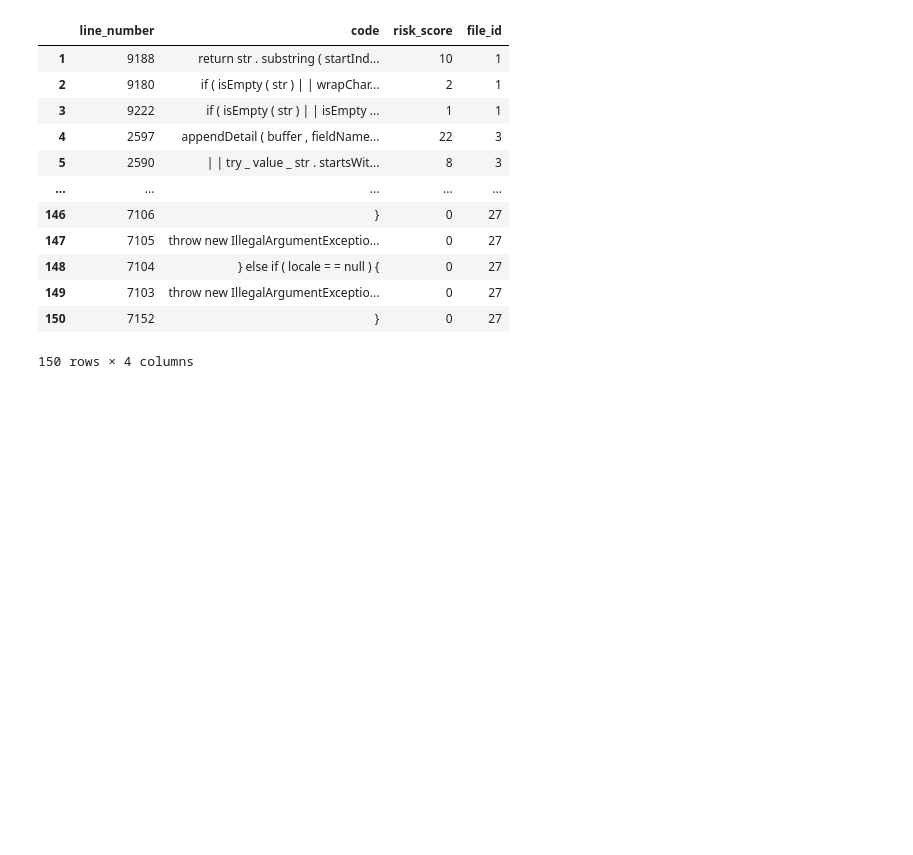
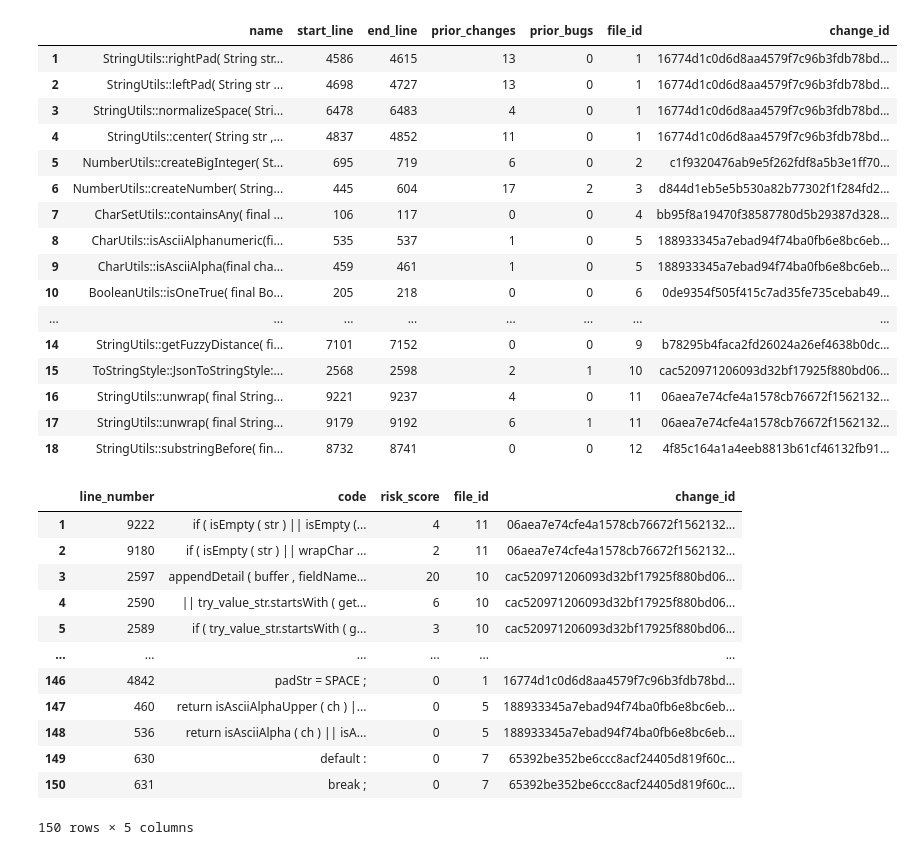
Before and after one commit to EveYu0130/Gherald-experiment-ui, a Jupyter notebook: gerrit_data_ retrieval.ipynb, the cells around one changed output. Cells and saved outputs as stored; diff of their text form; code cells hidden in the pictures; blank space fills up the shorter version.

Commit message:
data

```diff
--- a/gerrit_data_ retrieval.ipynb
+++ b/gerrit_data_ retrieval.ipynb
@@ -1,7 +1,7 @@
 # %%
 import json
 import requests
-token = "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"
+token = "xxx"
 headers = {'Authorization': "Token " + token}
 rate_limit_url = "https://api.github.com/rate_limit"
 req = requests.get(rate_limit_url, headers=headers).json()
@@ -648,41 +285,63 @@ cnx.close()
 # %%
 import pandas as pd
 import numpy as np
 
 methods_df = pd.read_csv('apache_commons_lang_experiment_methods.csv')
 # display(methods_df)
 lines_df = pd.read_csv('apache_commons_lang_experiment_lines.csv')
 
 # methods_df = methods_df[(methods_df['commit_id'] == "0de9354f505f415c7ad35fe735cebab4900a698a") | (methods_df['commit_id'] == "bb95f8a19470f38587780d5b29387d328b9160f6") | (methods_df['commit_id'] == "b78295b4faca2fd26024a26ef4638b0dce5d40a3")]
 # lines_df = lines_df[(lines_df['commit_id'] == "0de9354f505f415c7ad35fe735cebab4900a698a") | (lines_df['commit_id'] == "bb95f8a19470f38587780d5b29387d328b9160f6") | (lines_df['commit_id'] == "b78295b4faca2fd26024a26ef4638b0dce5d40a3")]
 
 
 def get_file_id(row):
     filename = row['file']
     commit_id = row['commit_id']
-    return data[commit_id]['files'][filename]['id']
+    index = files_df.index[(files_df['file'] == filename) & (files_df['commit_id'] == commit_id)].tolist()[0] + 1
+    return index
 
 methods_df['file_id'] = methods_df.apply(lambda x: get_file_id(x), axis=1)
-methods_df = methods_df[['name', 'start_line', 'end_line', 'prior_changes', 'prior_bugs', 'file_id']]
+# methods_df = methods_df[['name', 'start_line', 'end_line', 'prior_changes', 'prior_bugs', 'file_id']]
+methods_df = methods_df[['method', 'method_start_line', 'method_end_line', 'method_prior_changes', 'method_prior_bugs', 'file_id', 'commit_id']]
+methods_df.columns = ['name', 'start_line', 'end_line', 'prior_changes', 'prior_bugs', 'file_id', 'change_id']
 lines_df['file_id'] = lines_df.apply(lambda x: get_file_id(x), axis=1)
-lines_df = lines_df[['line_number', 'code', 'risk_score', 'file_id']]
+lines_df = lines_df[['line_number', 'code', 'risk_score', 'file_id', 'commit_id']]
+lines_df.columns = ['line_number', 'code', 'risk_score', 'file_id', 'change_id']
 methods_df.index = np.arange(1, len(methods_df)+1)
 # methods_df.index.name = 'id'
 lines_df.index = np.arange(1, len(lines_df)+1)
 # lines_df.index.name = 'id'
 
+display(methods_df)
 display(lines_df)
 # %% [output]
-|  | line_number | code | risk_score | file_id |
-| 1 | 9188 | return str . substring ( startInd... | 10 | 1 |
-| 2 | 9180 | if ( isEmpty ( str ) | | wrapChar... | 2 | 1 |
-| 3 | 9222 | if ( isEmpty ( str ) | | isEmpty ... | 1 | 1 |
-| 4 | 2597 | appendDetail ( buffer , fieldName... | 22 | 3 |
-| 5 | 2590 | | | try _ value _ str . startsWit... | 8 | 3 |
-| ... | ... | ... | ... | ... |
-| 146 | 7106 | } | 0 | 27 |
-| 147 | 7105 | throw new IllegalArgumentExceptio... | 0 | 27 |
-| 148 | 7104 | } else if ( locale = = null ) { | 0 | 27 |
-| 149 | 7103 | throw new IllegalArgumentExceptio... | 0 | 27 |
-| 150 | 7152 | } | 0 | 27 |
+|  | name | start_line | end_line | prior_changes | prior_bugs | file_id | change_id |
+| 1 | StringUtils::rightPad( String str... | 4586 | 4615 | 13 | 0 | 1 | 16774d1c0d6d8aa4579f7c96b3fdb78bd... |
+| 2 | StringUtils::leftPad( String str ... | 4698 | 4727 | 13 | 0 | 1 | 16774d1c0d6d8aa4579f7c96b3fdb78bd... |
+| 3 | StringUtils::normalizeSpace( Stri... | 6478 | 6483 | 4 | 0 | 1 | 16774d1c0d6d8aa4579f7c96b3fdb78bd... |
+| 4 | StringUtils::center( String str ,... | 4837 | 4852 | 11 | 0 | 1 | 16774d1c0d6d8aa4579f7c96b3fdb78bd... |
+| 5 | NumberUtils::createBigInteger( St... | 695 | 719 | 6 | 0 | 2 | c1f9320476ab9e5f262fdf8a5b3e1ff70... |
+| 6 | NumberUtils::createNumber( String... | 445 | 604 | 17 | 2 | 3 | d844d1eb5e5b530a82b77302f1f284fd2... |
+| 7 | CharSetUtils::containsAny( final ... | 106 | 117 | 0 | 0 | 4 | bb95f8a19470f38587780d5b29387d328... |
+| 8 | CharUtils::isAsciiAlphanumeric(fi... | 535 | 537 | 1 | 0 | 5 | 188933345a7ebad94f74ba0fb6e8bc6eb... |
+| 9 | CharUtils::isAsciiAlpha(final cha... | 459 | 461 | 1 | 0 | 5 | 188933345a7ebad94f74ba0fb6e8bc6eb... |
+| 10 | BooleanUtils::isOneTrue( final Bo... | 205 | 218 | 0 | 0 | 6 | 0de9354f505f415c7ad35fe735cebab49... |
+| ... | ... | ... | ... | ... | ... | ... | ... |
+| 14 | StringUtils::getFuzzyDistance( fi... | 7101 | 7152 | 0 | 0 | 9 | b78295b4faca2fd26024a26ef4638b0dc... |
+| 15 | ToStringStyle::JsonToStringStyle:... | 2568 | 2598 | 2 | 1 | 10 | cac520971206093d32bf17925f880bd06... |
+| 16 | StringUtils::unwrap( final String... | 9221 | 9237 | 4 | 0 | 11 | 06aea7e74cfe4a1578cb76672f1562132... |
+| 17 | StringUtils::unwrap( final String... | 9179 | 9192 | 6 | 1 | 11 | 06aea7e74cfe4a1578cb76672f1562132... |
+| 18 | StringUtils::substringBefore( fin... | 8732 | 8741 | 0 | 0 | 12 | 4f85c164a1a4eeb8813b61cf46132fb91... |
+|  | line_number | code | risk_score | file_id | change_id |
+| 1 | 9222 | if ( isEmpty ( str ) || isEmpty (... | 4 | 11 | 06aea7e74cfe4a1578cb76672f1562132... |
+| 2 | 9180 | if ( isEmpty ( str ) || wrapChar ... | 2 | 11 | 06aea7e74cfe4a1578cb76672f1562132... |
+| 3 | 2597 | appendDetail ( buffer , fieldName... | 20 | 10 | cac520971206093d32bf17925f880bd06... |
+| 4 | 2590 | || try_value_str.startsWith ( get... | 6 | 10 | cac520971206093d32bf17925f880bd06... |
+| 5 | 2589 | if ( try_value_str.startsWith ( g... | 3 | 10 | cac520971206093d32bf17925f880bd06... |
+| ... | ... | ... | ... | ... | ... |
+| 146 | 4842 | padStr = SPACE ; | 0 | 1 | 16774d1c0d6d8aa4579f7c96b3fdb78bd... |
+| 147 | 460 | return isAsciiAlphaUpper ( ch ) |... | 0 | 5 | 188933345a7ebad94f74ba0fb6e8bc6eb... |
+| 148 | 536 | return isAsciiAlpha ( ch ) || isA... | 0 | 5 | 188933345a7ebad94f74ba0fb6e8bc6eb... |
+| 149 | 630 | default : | 0 | 7 | 65392be352be6ccc8acf24405d819f60c... |
+| 150 | 631 | break ; | 0 | 7 | 65392be352be6ccc8acf24405d819f60c... |
-150 rows × 4 columns
+150 rows × 5 columns
```
Also changed, not shown: parts of 12 cells of this notebook, 4 other files.
